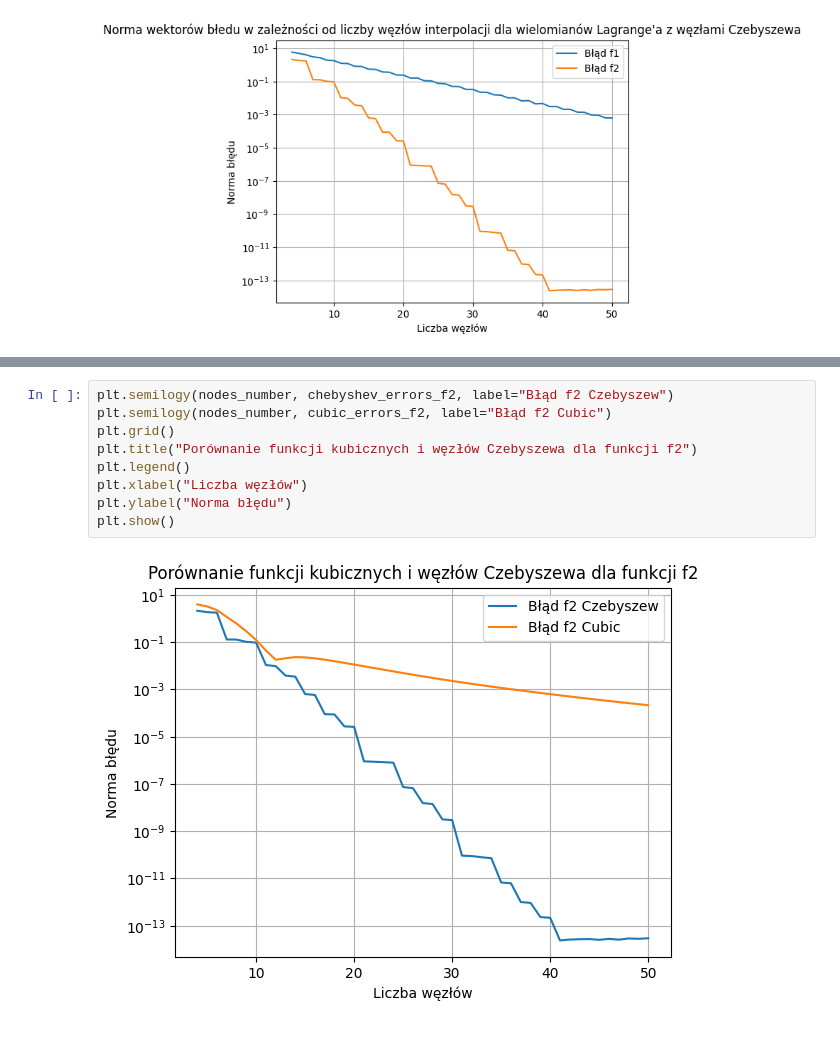
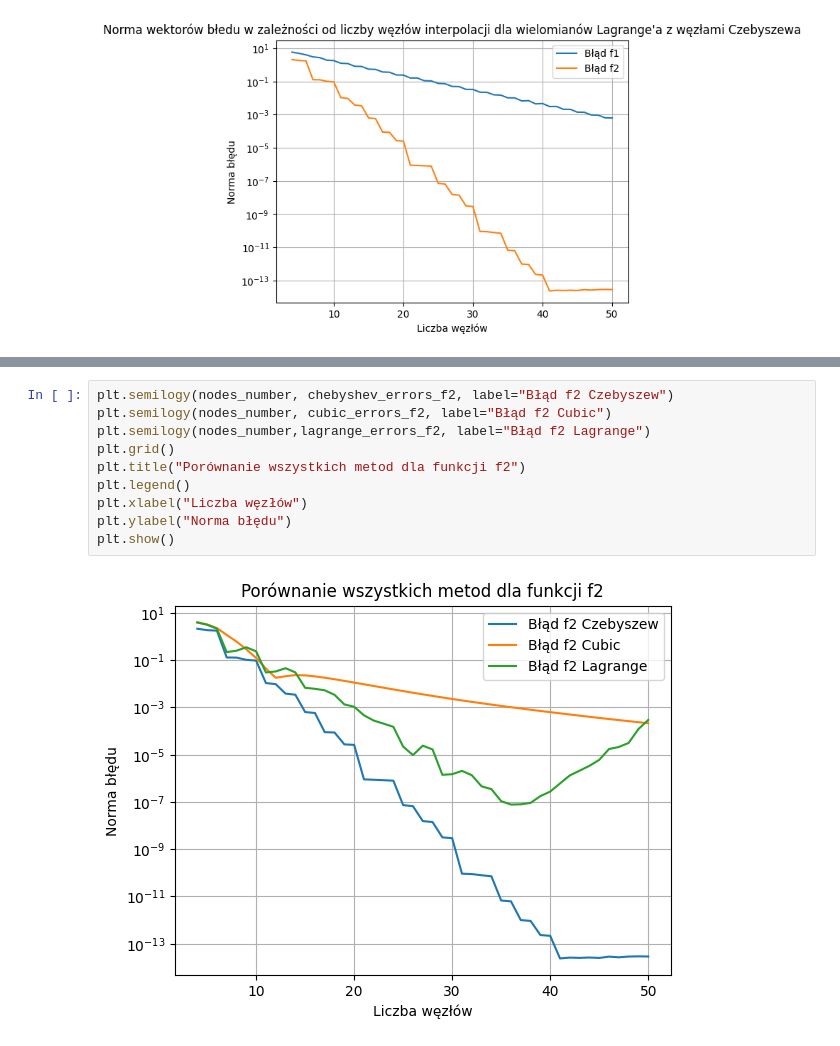
Before and after one commit to domino644/mownit, a Jupyter notebook: lab4/zad2.ipynb, the cells around one changed output, grey strips where cells are left out. Drawn from its saved outputs; the diff is of its cells as text.

```diff
--- a/lab4/zad2.ipynb
+++ b/lab4/zad2.ipynb
@@ -171,11 +172,12 @@ plt.show()
 # %%
 plt.semilogy(nodes_number, chebyshev_errors_f2, label="Błąd f2 Czebyszew")
 plt.semilogy(nodes_number, cubic_errors_f2, label="Błąd f2 Cubic")
+plt.semilogy(nodes_number,lagrange_errors_f2, label="Błąd f2 Lagrange")
 plt.grid()
-plt.title("Porównanie funkcji kubicznych i węzłów Czebyszewa dla funkcji f2")
+plt.title("Porównanie wszystkich metod dla funkcji f2")
 plt.legend()
 plt.xlabel("Liczba węzłów")
 plt.ylabel("Norma błędu")
 plt.show()
 # %% [output]
-[figure, old version]
+[figure, new version]
```
Also changed, not shown: parts of 2 cells of this notebook, 1 other file.
